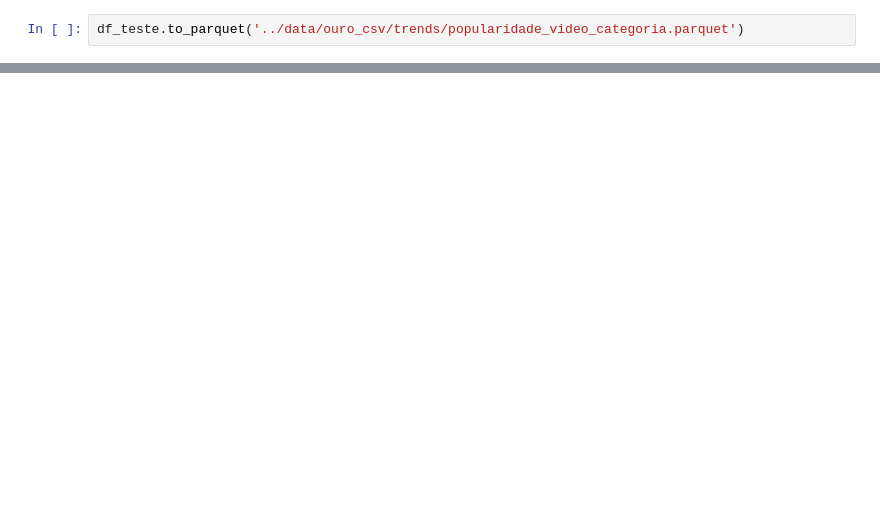
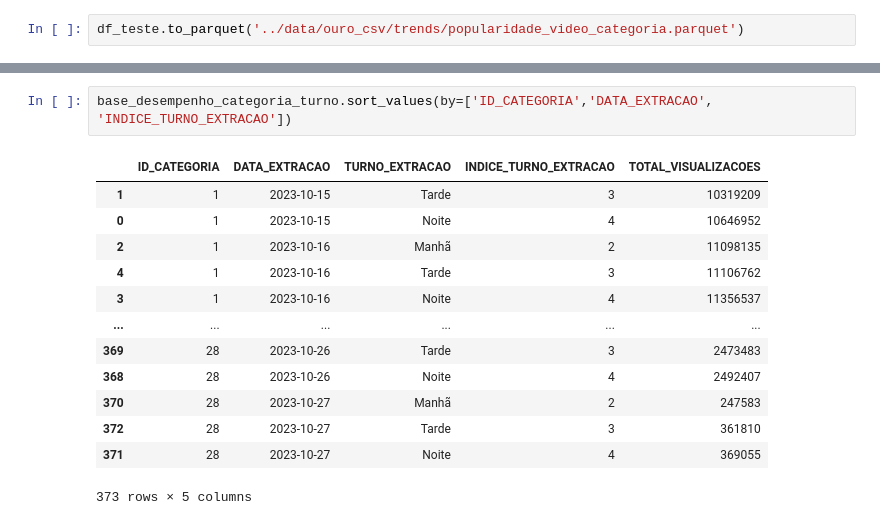
Before and after one commit to rodrigorocha1/analise_dados_youtube, a Jupyter notebook: notebooks/etl_trends.ipynb, the cells around one changed output, grey strips where cells are left out. Cells and saved outputs as stored; diff of their text form; blank space fills up the shorter version.

```diff
--- a/notebooks/etl_trends.ipynb
+++ b/notebooks/etl_trends.ipynb
@@ -618,0 +684,16 @@ df_teste.to_parquet('../data/ouro_csv/trends/popularidade_video_categoria.parque
+# %%
+base_desempenho_categoria_turno.sort_values(by=['ID_CATEGORIA','DATA_EXTRACAO', 'INDICE_TURNO_EXTRACAO'])
+# %% [output]
+|  | ID_CATEGORIA | DATA_EXTRACAO | TURNO_EXTRACAO | INDICE_TURNO_EXTRACAO | TOTAL_VISUALIZACOES |
+| 1 | 1 | 2023-10-15 | Tarde | 3 | 10319209 |
+| 0 | 1 | 2023-10-15 | Noite | 4 | 10646952 |
+| 2 | 1 | 2023-10-16 | Manhã | 2 | 11098135 |
+| 4 | 1 | 2023-10-16 | Tarde | 3 | 11106762 |
+| 3 | 1 | 2023-10-16 | Noite | 4 | 11356537 |
+| ... | ... | ... | ... | ... | ... |
+| 369 | 28 | 2023-10-26 | Tarde | 3 | 2473483 |
+| 368 | 28 | 2023-10-26 | Noite | 4 | 2492407 |
+| 370 | 28 | 2023-10-27 | Manhã | 2 | 247583 |
+| 372 | 28 | 2023-10-27 | Tarde | 3 | 361810 |
+| 371 | 28 | 2023-10-27 | Noite | 4 | 369055 |
+373 rows × 5 columns
```
Also changed, not shown: parts of 9 cells of this notebook.
